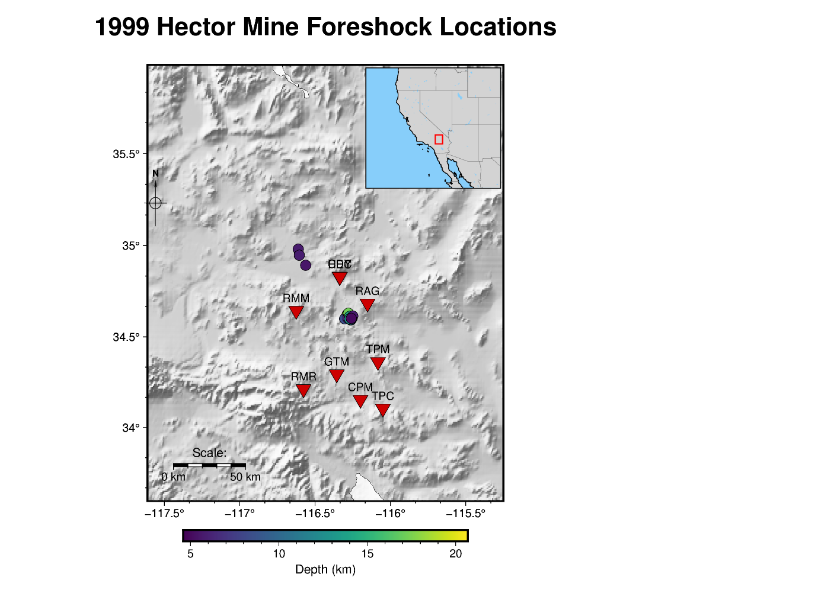
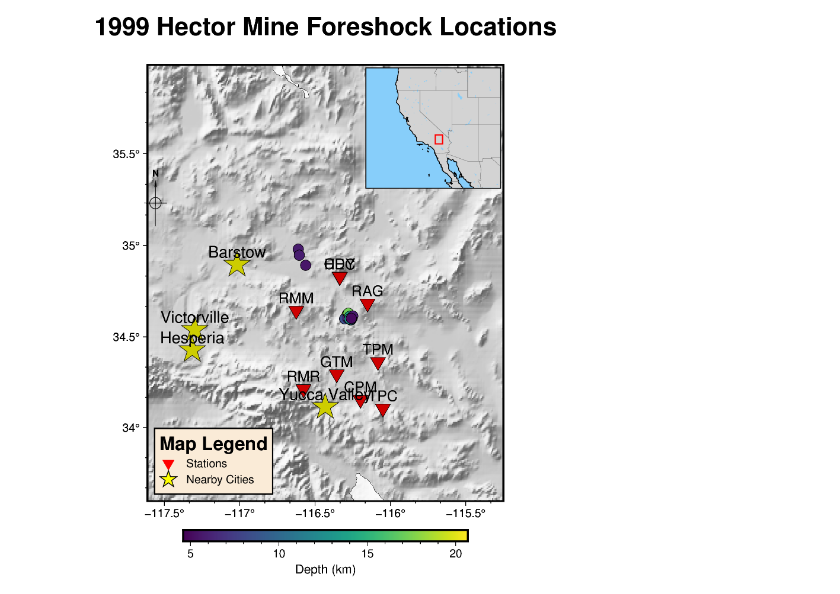
Before and after one commit to stanford-futuredata/FAST, a Jupyter notebook: utils/location/hypoinverse_to_pygmt.ipynb, the cells around one changed output. Saved outputs shown, nothing was run; the diff lists cells and outputs as text; code cells hidden in the pictures.

```diff
--- a/utils/location/hypoinverse_to_pygmt.ipynb
+++ b/utils/location/hypoinverse_to_pygmt.ipynb
@@ -67,6 +67,11 @@ mag_arr = np.array(mag)
 
 # Set region of the plot
 region = [lon_arr.min() - 1, lon_arr.max() + 1, lat_arr.min() - 1, lat_arr.max() + 1]
+# %%
+# Cities near Hector Mine
+nearby_cities_lat = np.array([34.5388, 34.895798, 34.42741, 34.114174])
+nearby_cities_lon = np.array([-117.298195, -117.017281, -117.31484, -116.432236])
+nearby_cities_names = np.array(['Victorville', 'Barstow', 'Hesperia', 'Yucca Valley'])
 # %%
 # Custom color palette
 mapcpt = 'map_gray.cpt'
@@ -121,34 +126,51 @@ with pygmt.config(FONT_TITLE=10):
 
 # Plot stations
 fig.plot(x=station_df.lon,
          y=station_df.lat,
+         label='Stations',
          style='i0.5c',
          color='red3',
          pen='black')
 
-fig.text(x=station_df.lon, y=station_df.lat + 0.07, text=station_df.stations)
+fig.text(x=station_df.lon, y=station_df.lat + 0.07, text=station_df.stations, font='12p')
+
+# Plot nearby cities
+fig.plot(x=nearby_cities_lon,
+         y=nearby_cities_lat,
+         label='Nearby Cities',
+         style='a0.8c',
+         color='yellow3',
+         pen='black')
+
+fig.text(x=nearby_cities_lon, y=nearby_cities_lat + 0.07, text=nearby_cities_names, font="13p")
 
 fig.colorbar(frame='af+l"Depth (km)"')
 
 # Add inset
 with fig.inset(position="jTR+o0.1c",
                box="+p1.5p,black",
                region=[-130, -105, 27, 45],
                projection='M1.5i'):
 
     fig.coast(region=[-130, -105, 27, 45],
               projection='M1.5i',
               land="lightgray",
               water="lightskyblue",
               borders="a/faint,117/117/117",
               shorelines="1/0.5p",
               )
 
     rectangle = [[subset_region[0], subset_region[2], subset_region[1], subset_region[3]]]
     fig.plot(data=rectangle, style="r+s", pen="0.8p,red")
 
+fig.legend(region=region,
+           projection="M4i",
+           spec='legend_file.txt',
+           position="jBL+o0.2c",
+           box="+gantiquewhite+pthick,black")
+
 fig.show()
 # %% [output]
-[figure, old version]
+[figure, new version]
 # %%
 fig.savefig('hypoinverse_to_pygmt.png')
```
Also changed, not shown: 1 other file.
